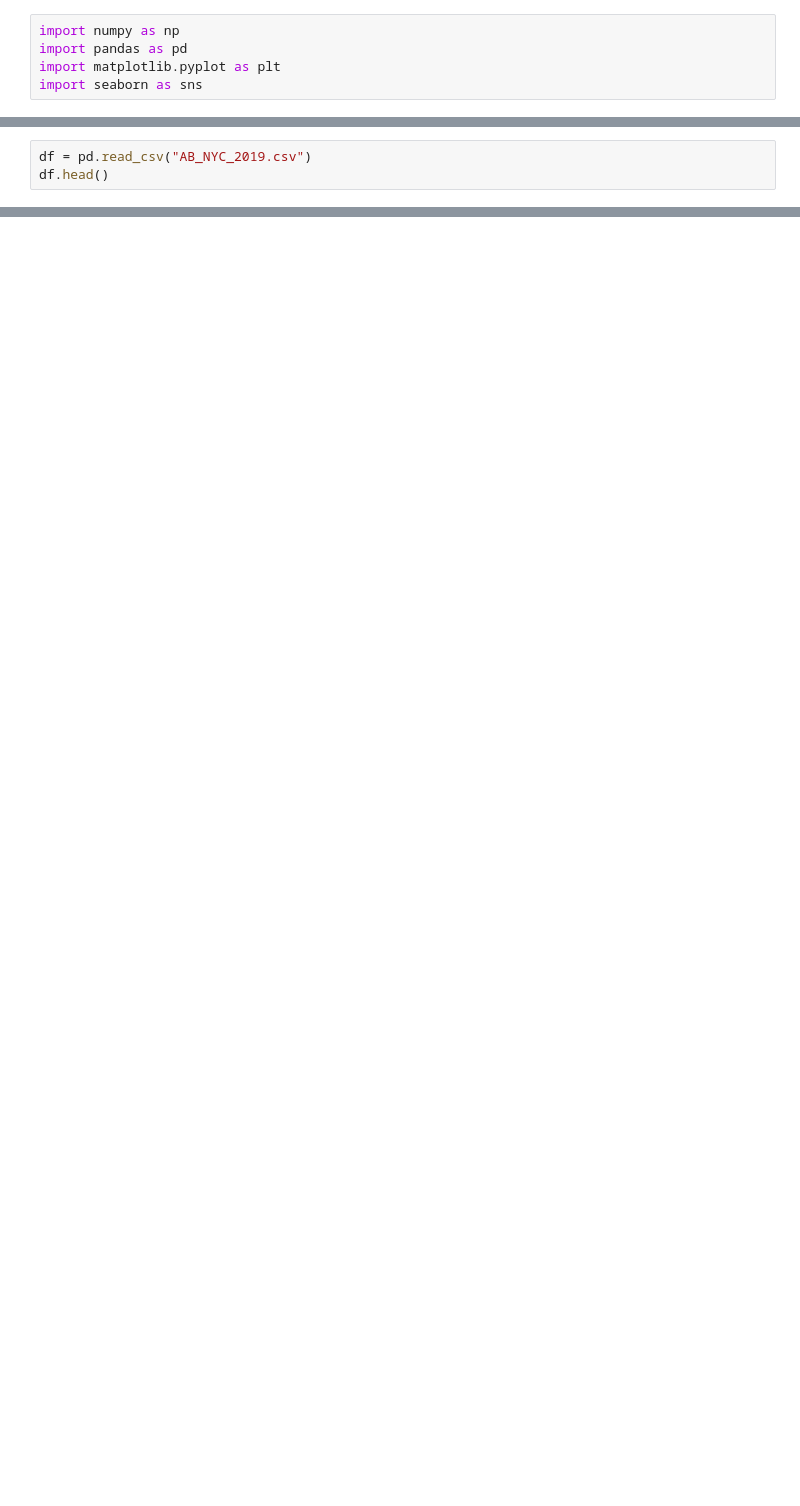
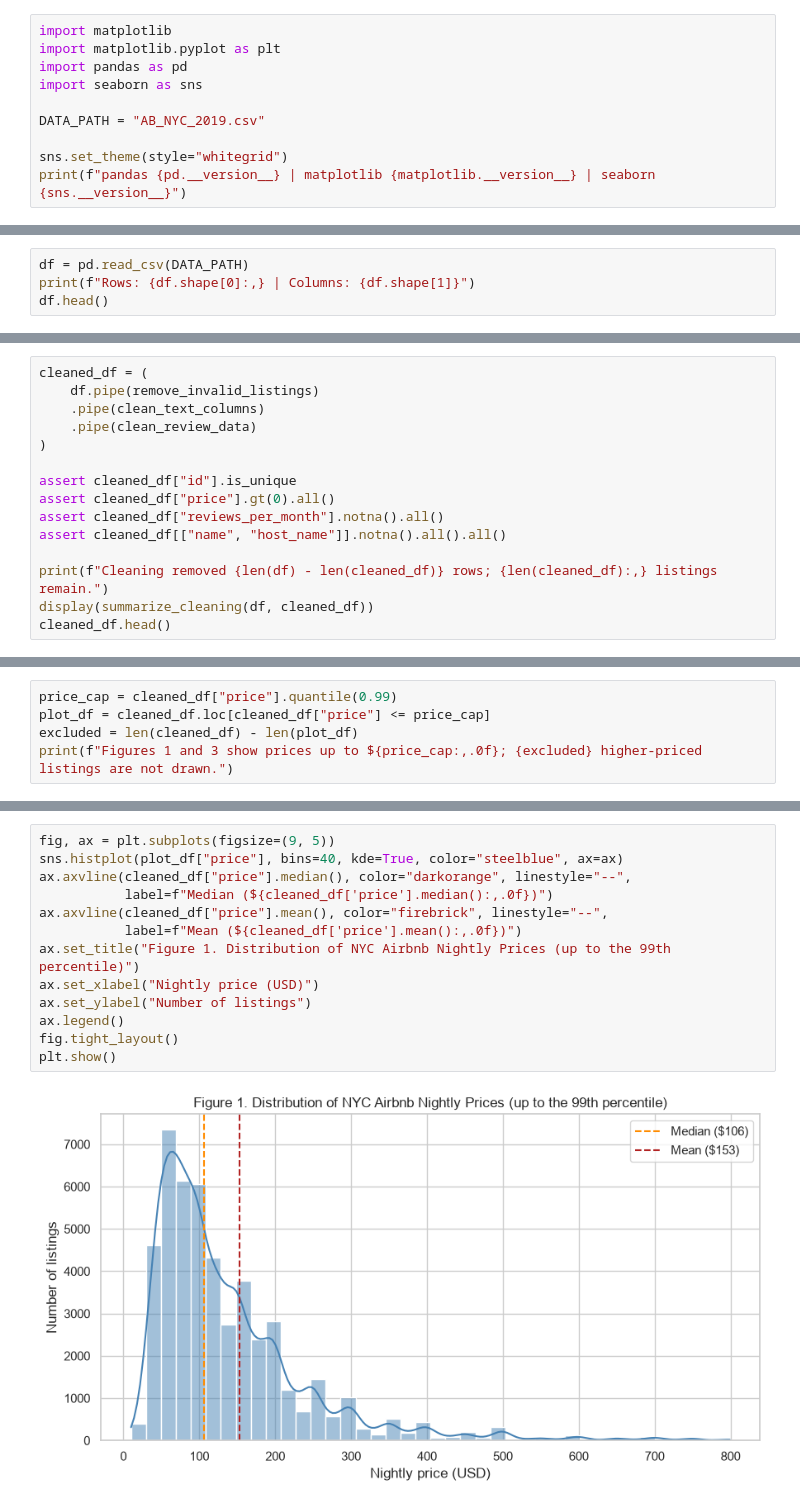
Before and after one commit to fouad09/ai-programming-foundations-project, a Jupyter notebook: data_workflow.ipynb, the cells around one changed output, grey strips where cells are left out. Cells and saved outputs as stored; diff of their text form; blank space fills up the shorter version.

Commit message:
enhanced notebook data cleaning and pdf file

```diff
--- a/data_workflow.ipynb
+++ b/data_workflow.ipynb
@@ -1,5 +12,10 @@
 # %%
-import numpy as np
+import matplotlib
+import matplotlib.pyplot as plt
 import pandas as pd
-import matplotlib.pyplot as plt
 import seaborn as sns
+
+DATA_PATH = "AB_NYC_2019.csv"
+
+sns.set_theme(style="whitegrid")
+print(f"pandas {pd.__version__} | matplotlib {matplotlib.__version__} | seaborn {sns.__version__}")
@@ -6,4 +28,5 @@ import seaborn as sns
 # %%
-df = pd.read_csv("AB_NYC_2019.csv")
+df = pd.read_csv(DATA_PATH)
+print(f"Rows: {df.shape[0]:,} | Columns: {df.shape[1]}")
 df.head()
 # %% [output]
@@ -44,0 +146,15 @@ cleaned_df.head()
+# %%
+cleaned_df = (
+    df.pipe(remove_invalid_listings)
+    .pipe(clean_text_columns)
+    .pipe(clean_review_data)
+)
+
+assert cleaned_df["id"].is_unique
+assert cleaned_df["price"].gt(0).all()
+assert cleaned_df["reviews_per_month"].notna().all()
+assert cleaned_df[["name", "host_name"]].notna().all().all()
+
+print(f"Cleaning removed {len(df) - len(cleaned_df)} rows; {len(cleaned_df):,} listings remain.")
+display(summarize_cleaning(df, cleaned_df))
+cleaned_df.head()
@@ -141,0 +282,5 @@ plt.show()
+# %%
+price_cap = cleaned_df["price"].quantile(0.99)
+plot_df = cleaned_df.loc[cleaned_df["price"] <= price_cap]
+excluded = len(cleaned_df) - len(plot_df)
+print(f"Figures 1 and 3 show prices up to ${price_cap:,.0f}; {excluded} higher-priced listings are not drawn.")
@@ -141,0 +293,15 @@ plt.show()
+# %%
+fig, ax = plt.subplots(figsize=(9, 5))
+sns.histplot(plot_df["price"], bins=40, kde=True, color="steelblue", ax=ax)
+ax.axvline(cleaned_df["price"].median(), color="darkorange", linestyle="--",
+           label=f"Median (${cleaned_df['price'].median():,.0f})")
+ax.axvline(cleaned_df["price"].mean(), color="firebrick", linestyle="--",
+           label=f"Mean (${cleaned_df['price'].mean():,.0f})")
+ax.set_title("Figure 1. Distribution of NYC Airbnb Nightly Prices (up to the 99th percentile)")
+ax.set_xlabel("Nightly price (USD)")
+ax.set_ylabel("Number of listings")
+ax.legend()
+fig.tight_layout()
+plt.show()
+# %% [output]
+[figure, added]
```
Also changed, not shown: parts of 24 cells of this notebook, 4 other files.
